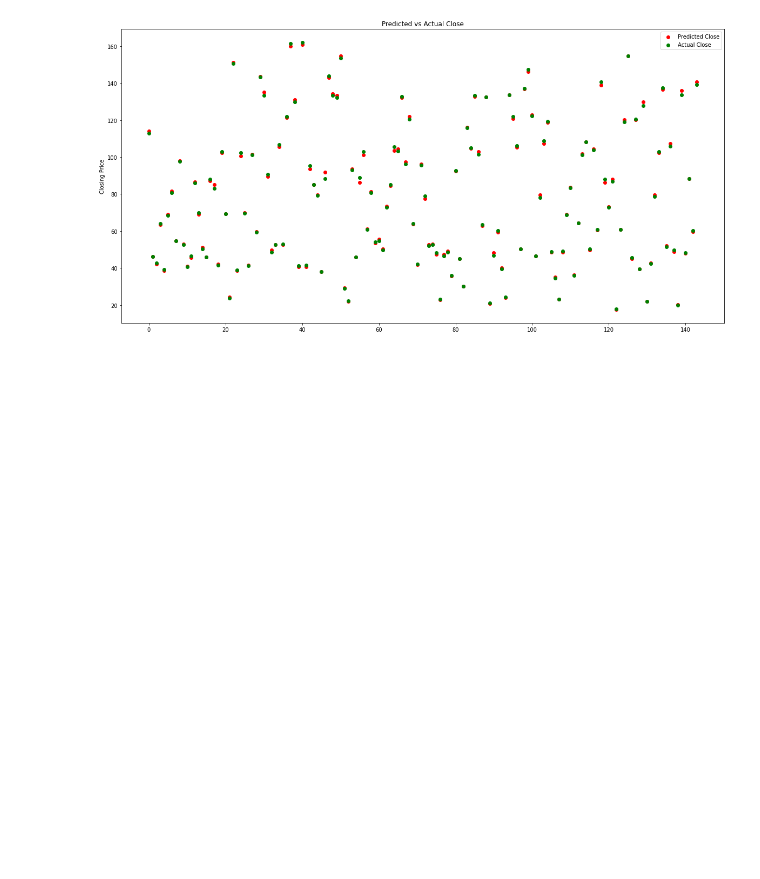
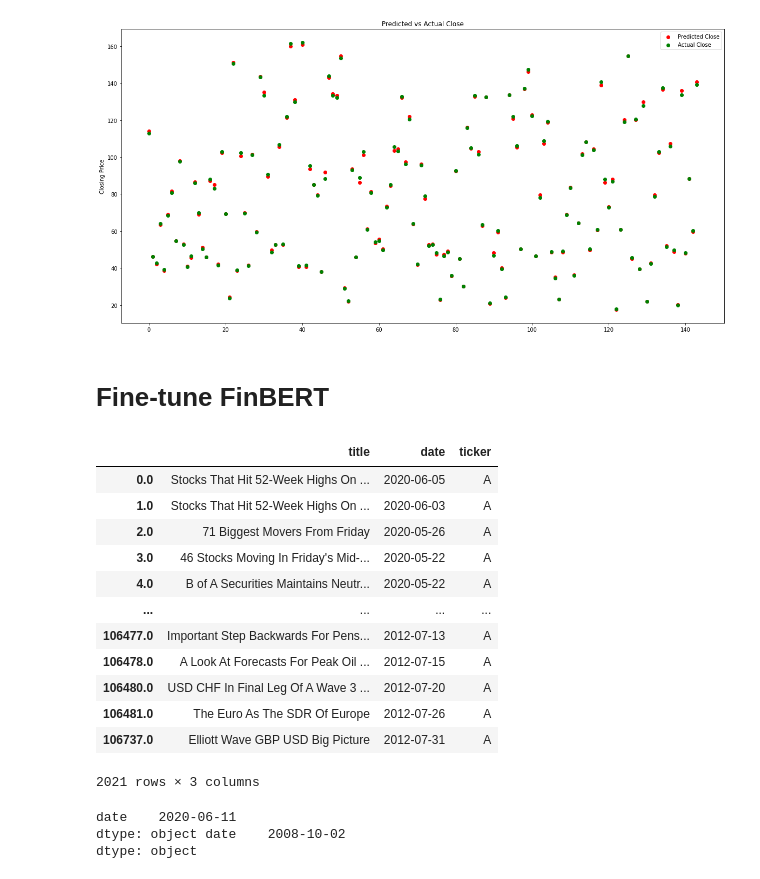
Before and after one commit to andyzengmath/Applications-of-NLP-in-Finance, a Jupyter notebook: FinBERT_stock_analysis/finbert_raw.ipynb, the cells around one changed output. Cells and saved outputs as stored; diff of their text form; code cells hidden in the pictures; blank space fills up the shorter version.

Commit message:
add data processing

```diff
--- a/FinBERT_stock_analysis/finbert_raw.ipynb
+++ b/FinBERT_stock_analysis/finbert_raw.ipynb
@@ -242,0 +254,27 @@ dnn_model.save("finbert_msft.h5")
+# %% [markdown]
+# Fine-tune FinBERT
+# %%
+data = pd.concat([data1, data2])
+data.drop_duplicates(subset='title', keep='first', inplace=True)
+# %%
+data[data['ticker'] == 'A']
+# %% [output]
+|  | title | date | ticker |
+| 0.0 | Stocks That Hit 52-Week Highs On ... | 2020-06-05 | A |
+| 1.0 | Stocks That Hit 52-Week Highs On ... | 2020-06-03 | A |
+| 2.0 | 71 Biggest Movers From Friday | 2020-05-26 | A |
+| 3.0 | 46 Stocks Moving In Friday's Mid-... | 2020-05-22 | A |
+| 4.0 | B of A Securities Maintains Neutr... | 2020-05-22 | A |
+| ... | ... | ... | ... |
+| 106477.0 | Important Step Backwards For Pens... | 2012-07-13 | A |
+| 106478.0 | A Look At Forecasts For Peak Oil ... | 2012-07-15 | A |
+| 106480.0 | USD CHF In Final Leg Of A Wave 3 ... | 2012-07-20 | A |
+| 106481.0 | The Euro As The SDR Of Europe | 2012-07-26 | A |
+| 106737.0 | Elliott Wave GBP USD Big Picture | 2012-07-31 | A |
+2021 rows × 3 columns
+# %%
+print(data[['date']].max(), data[['date']].min())
+# %% [output]
+date    2020-06-11
+dtype: object date    2008-10-02
+dtype: object
```
Also changed, not shown: parts of 12 cells of this notebook, 2 other files.
